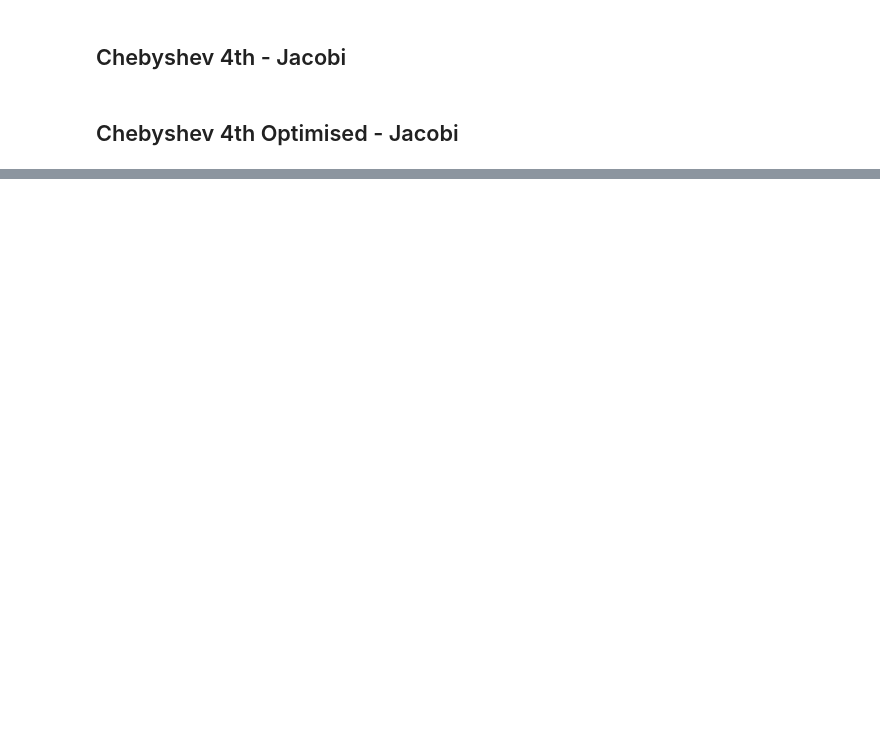
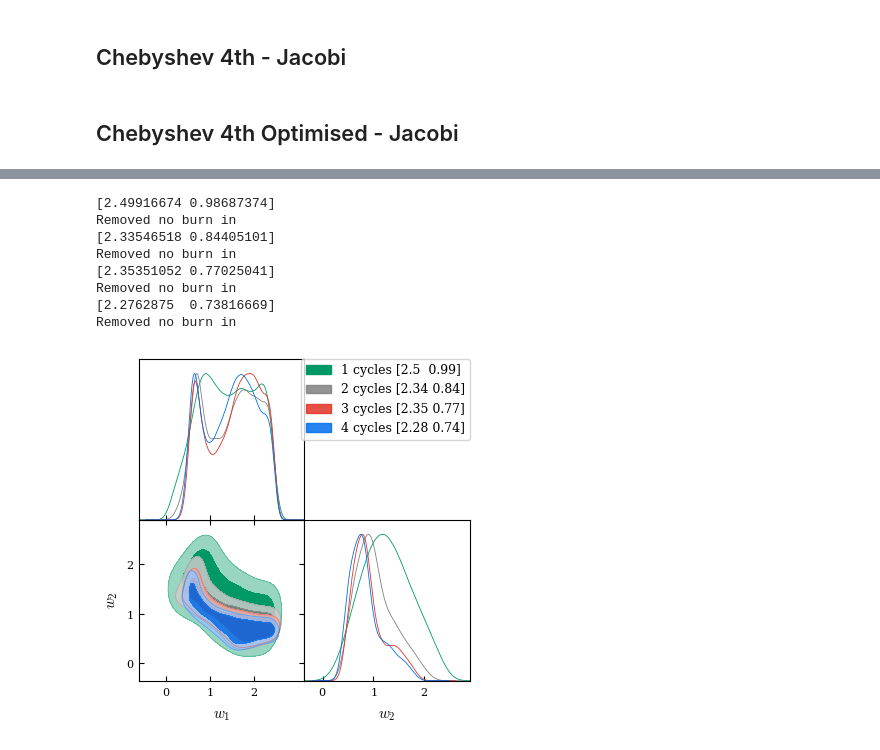
Before and after one commit to mianbreton/pysco, a Jupyter notebook: compute_residuals.ipynb, the cells around one changed output, grey strips where cells are left out. Drawn from its saved outputs; the diff is of its cells as text; code cells hidden in the pictures; blank space fills up the shorter version.

```diff
--- a/compute_residuals.ipynb
+++ b/compute_residuals.ipynb
@@ -1321,0 +1591,16 @@ for Npre in range(nsmooth_max+1):
+# %%
+names = ["w1", "w2"]
+labels = [r"w_1", r"w_2"]
+output_name = f"{chain_path}/jacobi-jacobi_source_{source}_Npre{param['Npre']}_Npost{param['Npost']}.png"
+title = fr"$\mathrm{{Jacobi-Jacobi}}$ $[N_{{\rm pre}}={param['Npre']}, N_{{\rm post}} = {param['Npost']}]$"
+plot_posterior(output_name, title, names, labels, names, sampler_jj )
+# %% [output]
+[2.49916674 0.98687374]
+Removed no burn in
+[2.33546518 0.84405101]
+Removed no burn in
+[2.35351052 0.77025041]
+Removed no burn in
+[2.2762875  0.73816669]
+Removed no burn in
+[figure, added]
```
Also changed, not shown: parts of 63 cells of this notebook.
